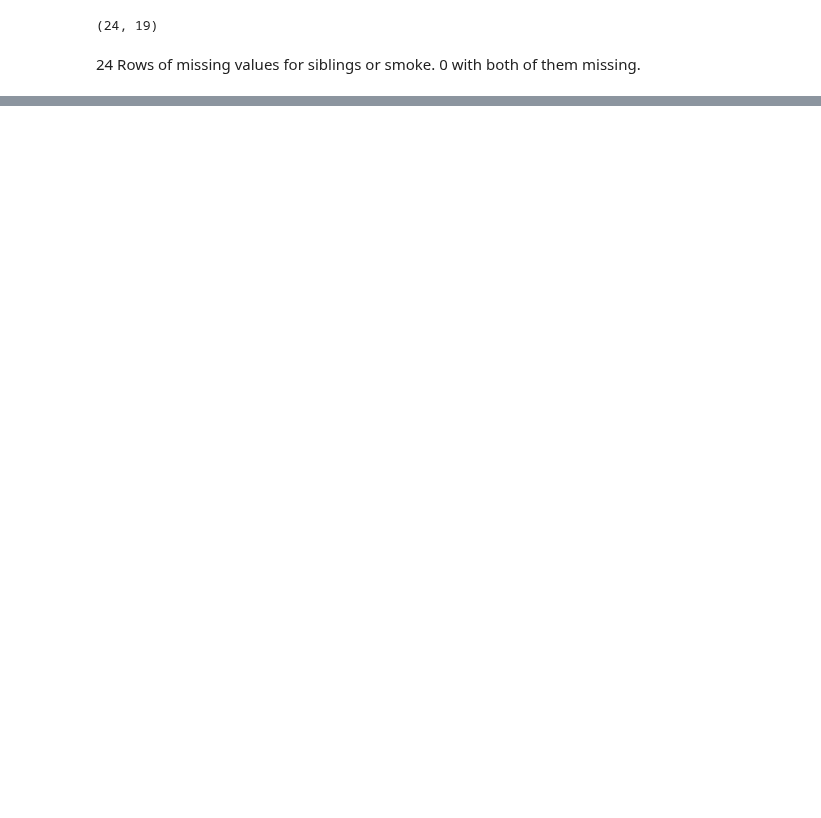
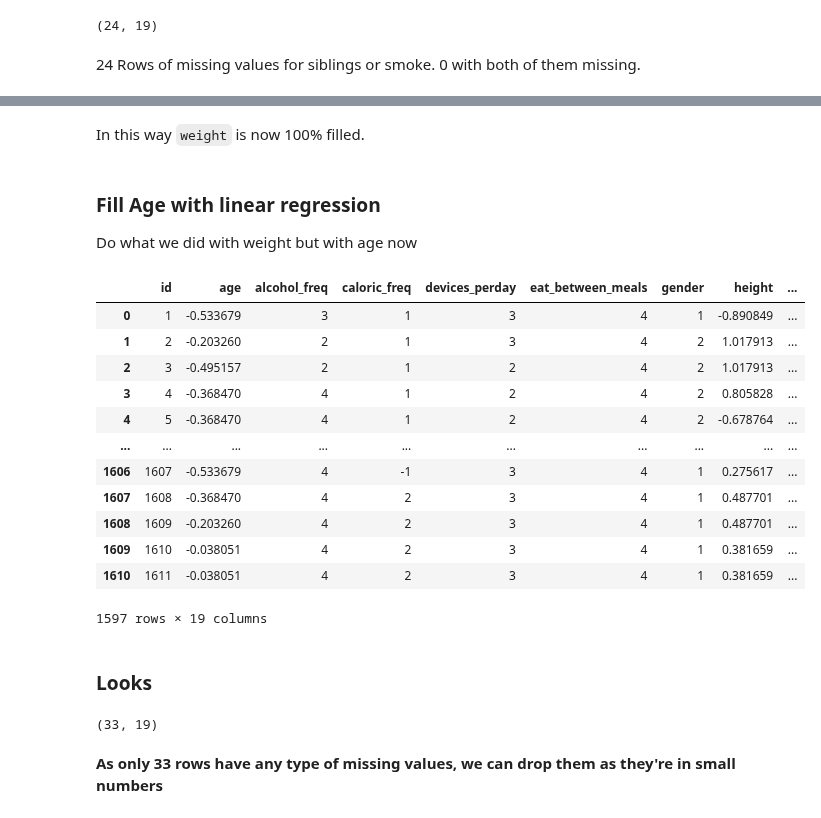
Before and after one commit to 0xMarc0s/IMS_ML_project, a Jupyter notebook: Preliminary Notebooks/df preparation.ipynb, the cells around one changed output, grey strips where cells are left out. Cells and saved outputs as stored; diff of their text form; code cells hidden in the pictures; blank space fills up the shorter version.

```diff
--- a/Preliminary Notebooks/df preparation.ipynb
+++ b/Preliminary Notebooks/df preparation.ipynb
@@ -291,0 +423,2 @@ df.isna().query("siblings | smoke").shape
+# %%
+df = df.drop(767, axis=0) # Drop the only element with gender still missing
@@ -291,0 +430,50 @@ df.isna().query("siblings | smoke").shape
+# %%
+# Clean data from missing variables to avoid problems with regression
+df_t = df.drop(df.isna().query("weight | height | age | meals_perday").index)
+
+weight_variables = df_t.loc[:, ["height", "age", "gender", "meals_perday"]]
+weight_target = df_t.loc[:, "weight"]
+
+weight_predictor = LinearRegression().fit(weight_variables, weight_target)
+# %%
+to_consider = df.isna().query("~(height | age | meals_perday) & weight")
+df.loc[to_consider.index, "weight"] = weight_predictor.predict(to_consider.loc[:, ["height", "age", "gender", "meals_perday"]])
+# %% [markdown]
+In this way `weight` is now 100% filled.
+# %% [markdown]
+### Fill Age with linear regression
+Do what we did with weight but with age now
+# %%
+df_t = df.drop(df.isna().query("weight | height | age").index)
+
+age_variables = df_t.loc[:, ["height", "weight", "gender"]]
+age_target = df_t.loc[:, "age"]
+
+age_predictor = LinearRegression().fit(age_variables, age_target)
+
+to_consider = df.isna().query("~(height | weight) & age")
+df.loc[to_consider.index, "age"] = age_predictor.predict(to_consider.loc[:, ["height", "weight", "gender"]])
+# %%
+df
+# %% [output]
+|  | id | age | alcohol_freq | caloric_freq | devices_perday | eat_between_meals | gender | height | ... |
+| 0 | 1 | -0.533679 | 3 | 1 | 3 | 4 | 1 | -0.890849 | ... |
+| 1 | 2 | -0.203260 | 2 | 1 | 3 | 4 | 2 | 1.017913 | ... |
+| 2 | 3 | -0.495157 | 2 | 1 | 2 | 4 | 2 | 1.017913 | ... |
+| 3 | 4 | -0.368470 | 4 | 1 | 2 | 4 | 2 | 0.805828 | ... |
+| 4 | 5 | -0.368470 | 4 | 1 | 2 | 4 | 2 | -0.678764 | ... |
+| ... | ... | ... | ... | ... | ... | ... | ... | ... | ... |
+| 1606 | 1607 | -0.533679 | 4 | -1 | 3 | 4 | 1 | 0.275617 | ... |
+| 1607 | 1608 | -0.368470 | 4 | 2 | 3 | 4 | 1 | 0.487701 | ... |
+| 1608 | 1609 | -0.203260 | 4 | 2 | 3 | 4 | 1 | 0.487701 | ... |
+| 1609 | 1610 | -0.038051 | 4 | 2 | 3 | 4 | 1 | 0.381659 | ... |
+| 1610 | 1611 | -0.038051 | 4 | 2 | 3 | 4 | 1 | 0.381659 | ... |
+1597 rows × 19 columns
+# %% [markdown]
+### Looks
+# %%
+df.loc[df.isna().any(axis=1)].shape
+# %% [output]
+(33, 19)
+# %% [markdown]
+**As only 33 rows have any type of missing values, we can drop them as they're in small numbers**
```
Also changed, not shown: parts of 45 cells of this notebook, 1 other file.
